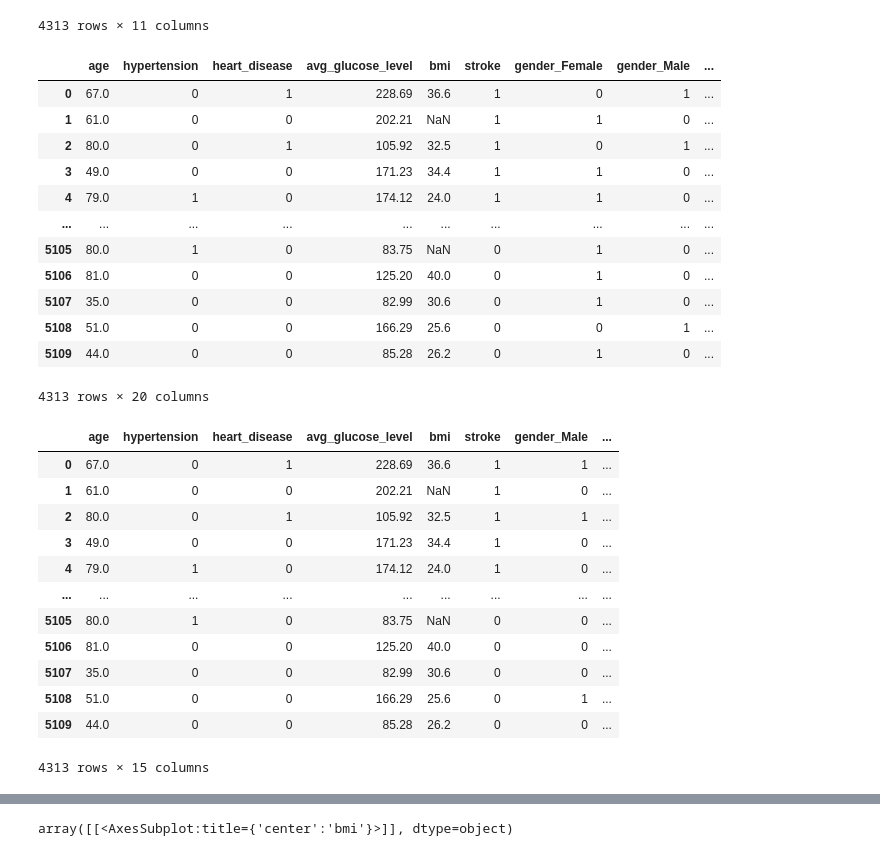
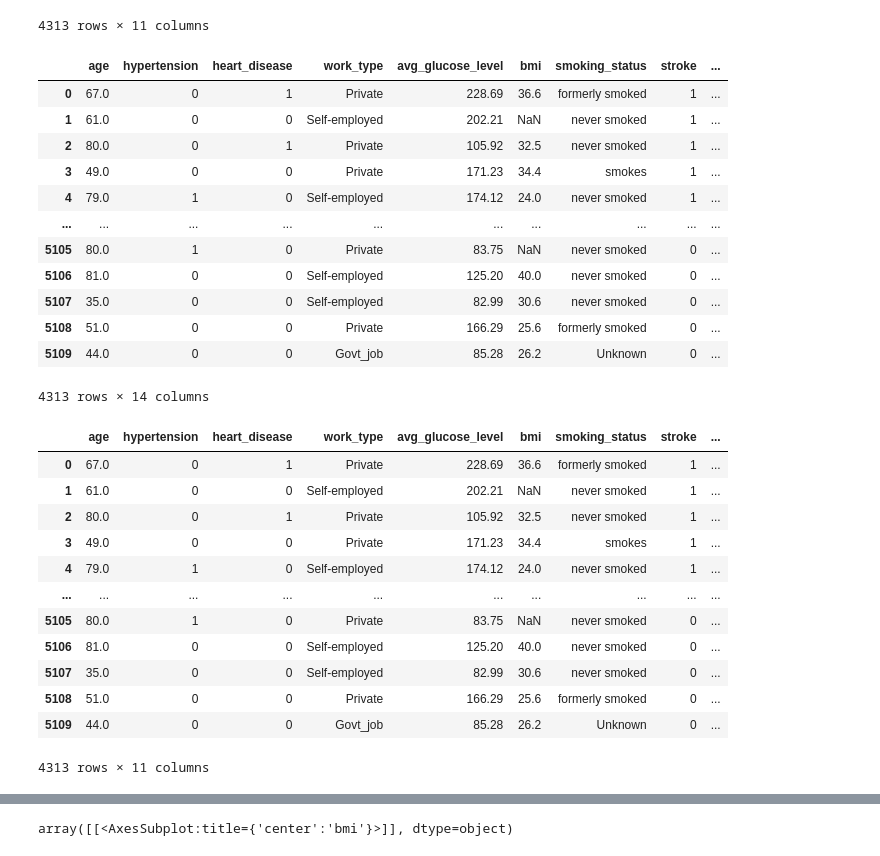
Before and after one commit to joekimga/stroke_analysis, a Jupyter notebook: SupportVectorMachine.ipynb, the cells around one changed output, grey strips where cells are left out. Cells and saved outputs as stored; diff of their text form; code cells hidden in the pictures.

```diff
--- a/SupportVectorMachine.ipynb
+++ b/SupportVectorMachine.ipynb
@@ -207,37 +207,37 @@ cleaned_stroke_df
 # %%
 # Use Pandas get_dummies to convert categorical data
 
-encoded_df = pd.get_dummies(cleaned_stroke_df, columns=['gender','ever_married', 'Residence_type', 'work_type', 'smoking_status'])
+encoded_df = pd.get_dummies(cleaned_stroke_df, columns=['gender','ever_married', 'Residence_type'])
 encoded_df
 # %% [output]
-|  | age | hypertension | heart_disease | avg_glucose_level | bmi | stroke | gender_Female | gender_Male | ... |
-| 0 | 67.0 | 0 | 1 | 228.69 | 36.6 | 1 | 0 | 1 | ... |
-| 1 | 61.0 | 0 | 0 | 202.21 | NaN | 1 | 1 | 0 | ... |
-| 2 | 80.0 | 0 | 1 | 105.92 | 32.5 | 1 | 0 | 1 | ... |
-| 3 | 49.0 | 0 | 0 | 171.23 | 34.4 | 1 | 1 | 0 | ... |
-| 4 | 79.0 | 1 | 0 | 174.12 | 24.0 | 1 | 1 | 0 | ... |
+|  | age | hypertension | heart_disease | work_type | avg_glucose_level | bmi | smoking_status | stroke | ... |
+| 0 | 67.0 | 0 | 1 | Private | 228.69 | 36.6 | formerly smoked | 1 | ... |
+| 1 | 61.0 | 0 | 0 | Self-employed | 202.21 | NaN | never smoked | 1 | ... |
+| 2 | 80.0 | 0 | 1 | Private | 105.92 | 32.5 | never smoked | 1 | ... |
+| 3 | 49.0 | 0 | 0 | Private | 171.23 | 34.4 | smokes | 1 | ... |
+| 4 | 79.0 | 1 | 0 | Self-employed | 174.12 | 24.0 | never smoked | 1 | ... |
 | ... | ... | ... | ... | ... | ... | ... | ... | ... | ... |
-| 5105 | 80.0 | 1 | 0 | 83.75 | NaN | 0 | 1 | 0 | ... |
-| 5106 | 81.0 | 0 | 0 | 125.20 | 40.0 | 0 | 1 | 0 | ... |
-| 5107 | 35.0 | 0 | 0 | 82.99 | 30.6 | 0 | 1 | 0 | ... |
-| 5108 | 51.0 | 0 | 0 | 166.29 | 25.6 | 0 | 0 | 1 | ... |
-| 5109 | 44.0 | 0 | 0 | 85.28 | 26.2 | 0 | 1 | 0 | ... |
+| 5105 | 80.0 | 1 | 0 | Private | 83.75 | NaN | never smoked | 0 | ... |
+| 5106 | 81.0 | 0 | 0 | Self-employed | 125.20 | 40.0 | never smoked | 0 | ... |
+| 5107 | 35.0 | 0 | 0 | Self-employed | 82.99 | 30.6 | never smoked | 0 | ... |
+| 5108 | 51.0 | 0 | 0 | Private | 166.29 | 25.6 | formerly smoked | 0 | ... |
+| 5109 | 44.0 | 0 | 0 | Govt_job | 85.28 | 26.2 | Unknown | 0 | ... |
-4313 rows × 20 columns
+4313 rows × 14 columns
 # %%
 #Drop the extra dummies columns
-encoded_stroke_df = encoded_df.drop(columns=['gender_Female','ever_married_No','Residence_type_Rural', 'work_type_Govt_job', 'smoking_status_Unknown'])
+encoded_stroke_df = encoded_df.drop(columns=['gender_Female','ever_married_No','Residence_type_Rural'])
 encoded_stroke_df
 # %% [output]
-|  | age | hypertension | heart_disease | avg_glucose_level | bmi | stroke | gender_Male | ... |
-| 0 | 67.0 | 0 | 1 | 228.69 | 36.6 | 1 | 1 | ... |
-| 1 | 61.0 | 0 | 0 | 202.21 | NaN | 1 | 0 | ... |
-| 2 | 80.0 | 0 | 1 | 105.92 | 32.5 | 1 | 1 | ... |
-| 3 | 49.0 | 0 | 0 | 171.23 | 34.4 | 1 | 0 | ... |
-| 4 | 79.0 | 1 | 0 | 174.12 | 24.0 | 1 | 0 | ... |
-| ... | ... | ... | ... | ... | ... | ... | ... | ... |
-| 5105 | 80.0 | 1 | 0 | 83.75 | NaN | 0 | 0 | ... |
-| 5106 | 81.0 | 0 | 0 | 125.20 | 40.0 | 0 | 0 | ... |
-| 5107 | 35.0 | 0 | 0 | 82.99 | 30.6 | 0 | 0 | ... |
-| 5108 | 51.0 | 0 | 0 | 166.29 | 25.6 | 0 | 1 | ... |
-| 5109 | 44.0 | 0 | 0 | 85.28 | 26.2 | 0 | 0 | ... |
+|  | age | hypertension | heart_disease | work_type | avg_glucose_level | bmi | smoking_status | stroke | ... |
+| 0 | 67.0 | 0 | 1 | Private | 228.69 | 36.6 | formerly smoked | 1 | ... |
+| 1 | 61.0 | 0 | 0 | Self-employed | 202.21 | NaN | never smoked | 1 | ... |
+| 2 | 80.0 | 0 | 1 | Private | 105.92 | 32.5 | never smoked | 1 | ... |
+| 3 | 49.0 | 0 | 0 | Private | 171.23 | 34.4 | smokes | 1 | ... |
+| 4 | 79.0 | 1 | 0 | Self-employed | 174.12 | 24.0 | never smoked | 1 | ... |
+| ... | ... | ... | ... | ... | ... | ... | ... | ... | ... |
+| 5105 | 80.0 | 1 | 0 | Private | 83.75 | NaN | never smoked | 0 | ... |
+| 5106 | 81.0 | 0 | 0 | Self-employed | 125.20 | 40.0 | never smoked | 0 | ... |
+| 5107 | 35.0 | 0 | 0 | Self-employed | 82.99 | 30.6 | never smoked | 0 | ... |
+| 5108 | 51.0 | 0 | 0 | Private | 166.29 | 25.6 | formerly smoked | 0 | ... |
+| 5109 | 44.0 | 0 | 0 | Govt_job | 85.28 | 26.2 | Unknown | 0 | ... |
-4313 rows × 15 columns
+4313 rows × 11 columns
```
Also changed, not shown: parts of 7 cells of this notebook.
